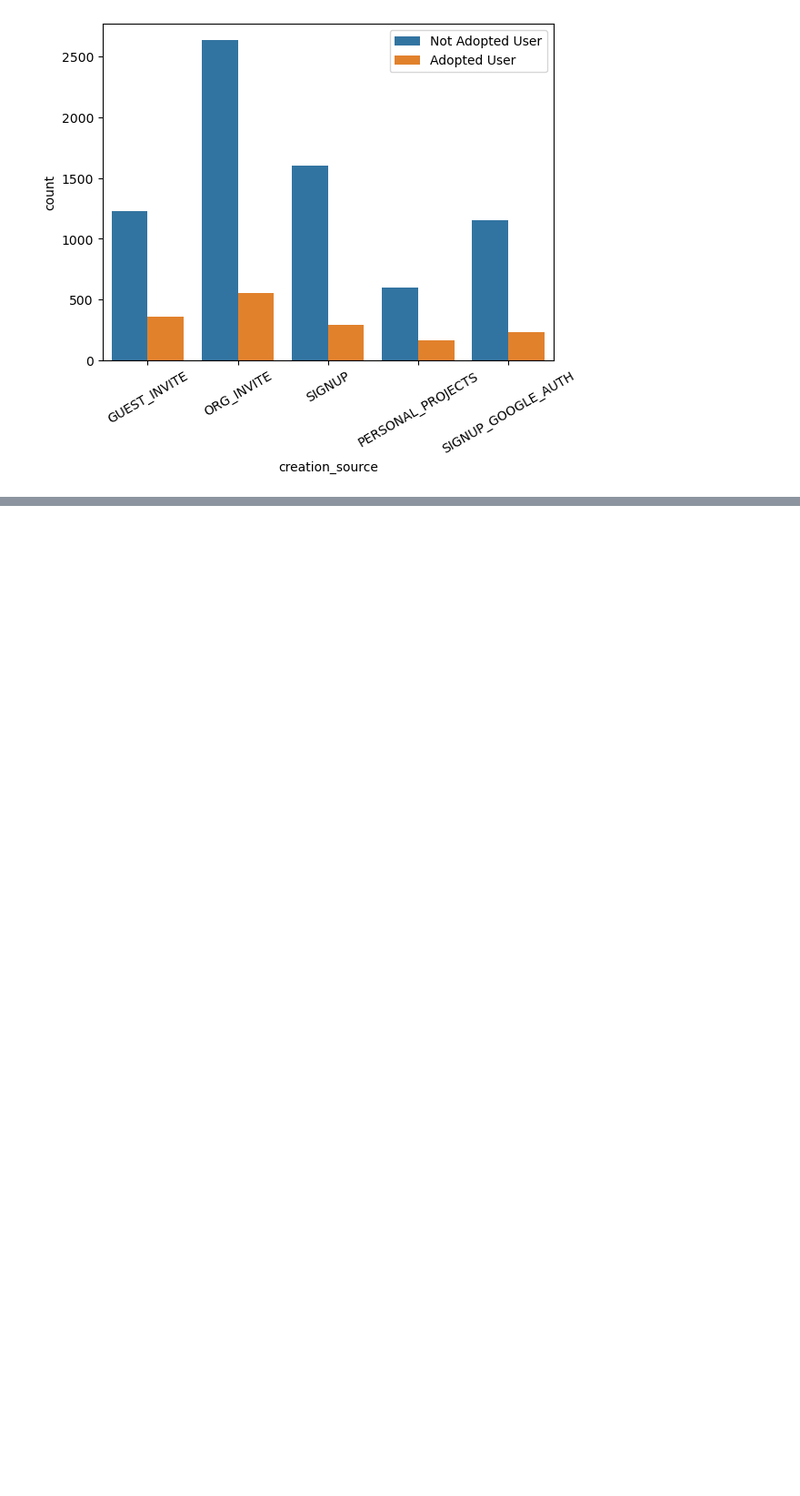
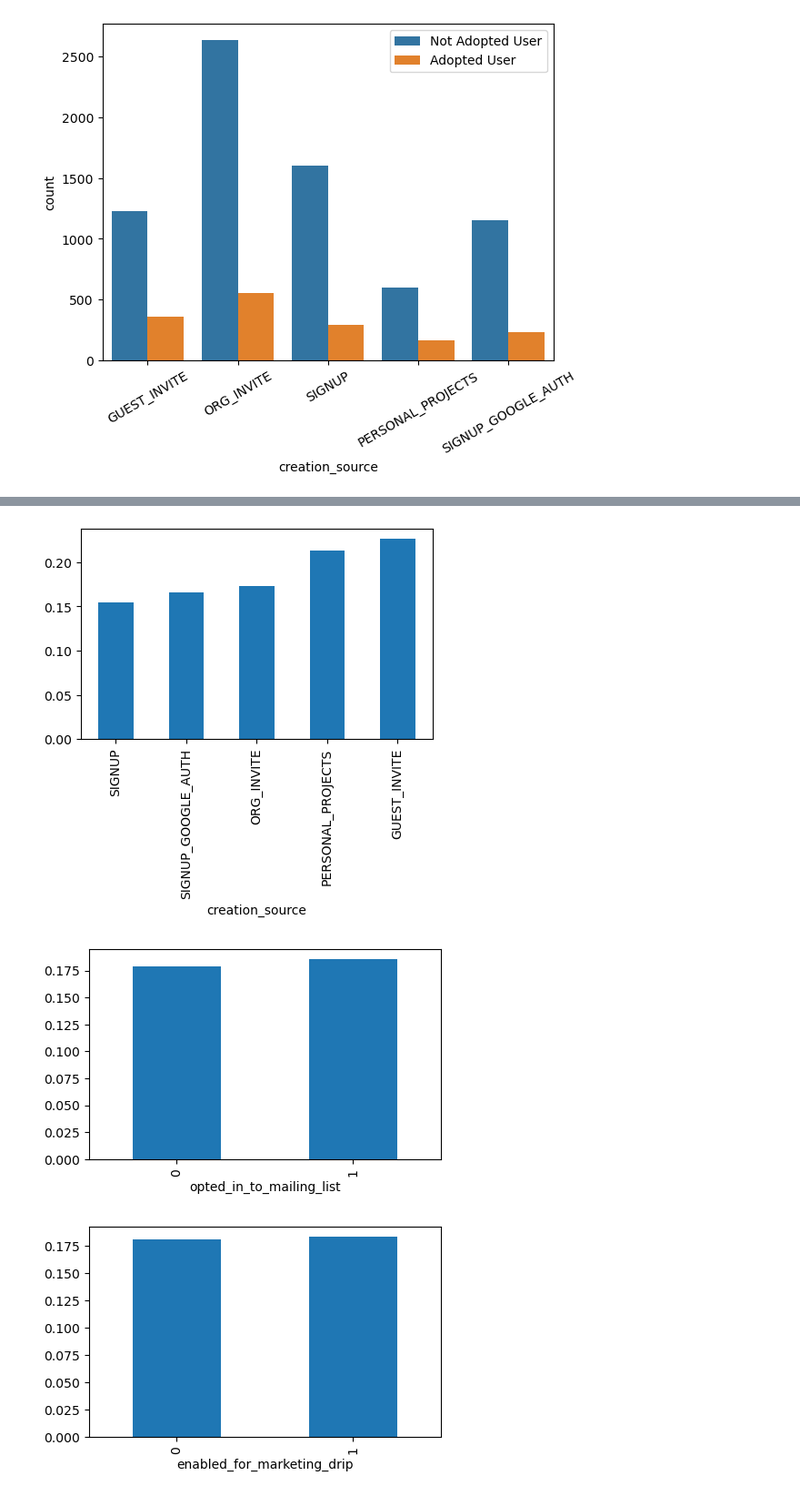
Before and after one commit to katemyer/DataScience, a Jupyter notebook: Relax Challenge/relax_challenge.ipynb, the cells around one changed output, grey strips where cells are left out. Shown at 91% size. Drawn from its saved outputs; the diff is of its cells as text; code cells hidden in the pictures; blank space fills up the shorter version.

```diff
--- a/Relax Challenge/relax_challenge.ipynb
+++ b/Relax Challenge/relax_challenge.ipynb
@@ -452,0 +477,21 @@ plt.xticks(rotation=30);
+# %%
+# plotting the adoption rate, proportion for each group
+
+# list of column names (factors) to analyze
+factors = ['creation_source', 'opted_in_to_mailing_list', 'enabled_for_marketing_drip',
+        'org_id', 'invited_by_user']
+
+# loop through each column name specified in the 'factors' list
+for factor in factors:
+    # create a new, separate figure for the plot (5 inches wide, 3 inches tall)
+    plt.figure(figsize=(5, 3))
+
+    # group data by current factor's categories, calculate the MEAN adoption rate within each, sort by rate, then create a bar plot
+    df_merged.groupby(factor)['adopted_user'].mean().sort_values().plot(kind='bar')
+
+    # Display the generated plot for the current factor
+    plt.show();
+# %% [output]
+[figure, added]
+[figure, added]
+[figure, added]
```
Also changed, not shown: parts of 3 cells of this notebook.
